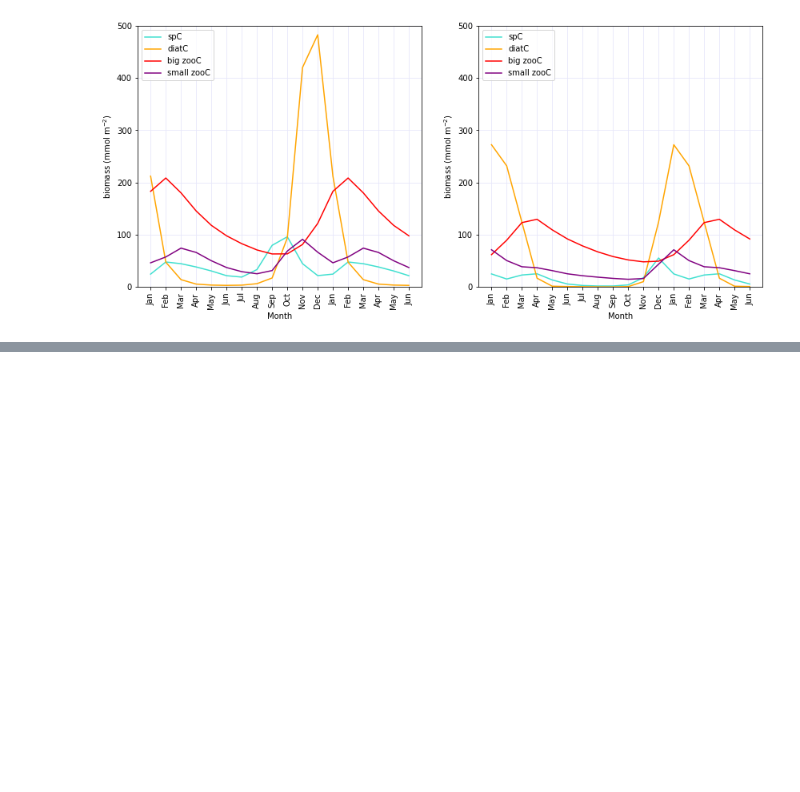
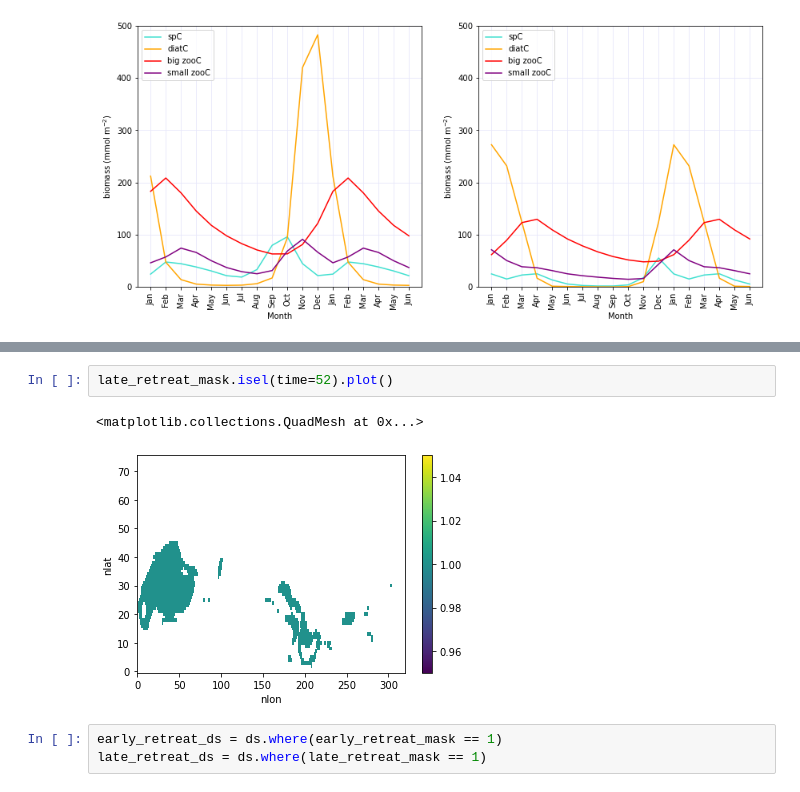
Before and after one commit to Zephyr-Sylvester/polynya_biology, a Jupyter notebook: seasonal_cycle_seaice_adv-ret.ipynb, the cells around one changed output, grey strips where cells are left out. Cells and saved outputs as stored; diff of their text form; blank space fills up the shorter version.

```diff
--- a/seasonal_cycle_seaice_adv-ret.ipynb
+++ b/seasonal_cycle_seaice_adv-ret.ipynb
@@ -699,0 +773,8 @@ early_retreat_cells.plot()
+# %%
+late_retreat_mask.isel(time=52).plot()
+# %% [output]
+<matplotlib.collections.QuadMesh at 0x...>
+[figure, added]
+# %%
+early_retreat_ds = ds.where(early_retreat_mask == 1)
+late_retreat_ds = ds.where(late_retreat_mask == 1)
```
Also changed, not shown: parts of 44 cells of this notebook, 1 other file.
